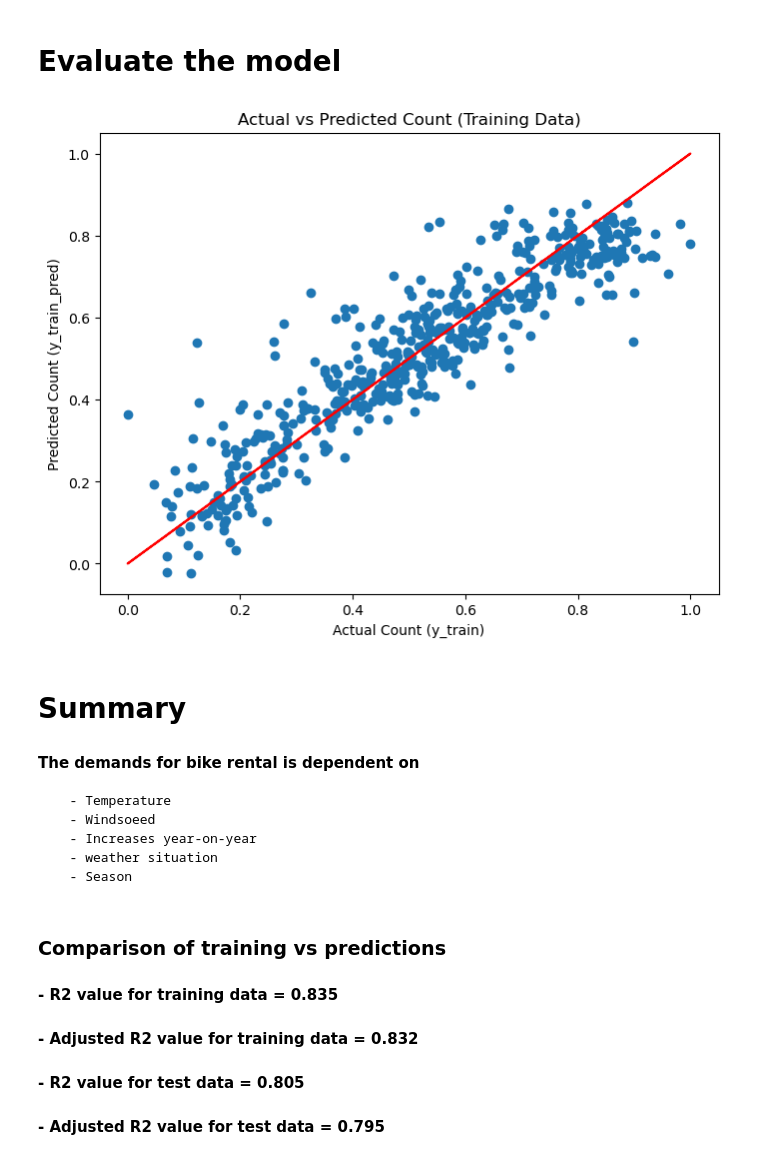
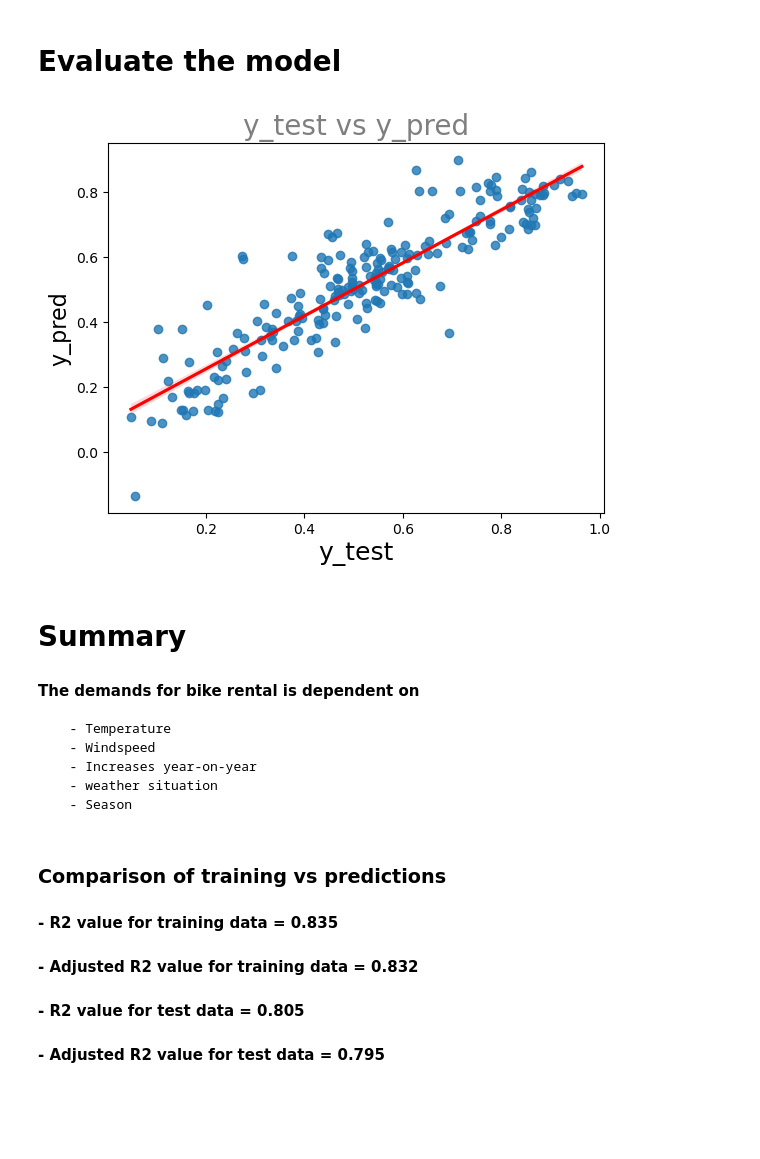
Before and after one commit to neodexter/Upgrad_Bike_Sharing_Balaji, a Jupyter notebook: Bike_Sharing_Balaji.ipynb, the cells around one changed output. Drawn from its saved outputs; the diff is of its cells as text; code cells hidden in the pictures; blank space fills up the shorter version.

```diff
--- a/Bike_Sharing_Balaji.ipynb
+++ b/Bike_Sharing_Balaji.ipynb
@@ -579,22 +579,22 @@ Adjusted R-squared (Test): 0.7949697098277082
 ### - Adjusted R-squared value is closer to the R-squared value
 # %% [markdown]
 # Evaluate the model
-# %%
-# Scatter plot of y_train vs y_pred with regression fit line
-plt.figure(figsize=(8, 6))
-plt.scatter(y_train, y_train_pred)
-plt.plot(y_train, y_train, color='red')
-plt.xlabel("Actual Count (y_train)")
-plt.ylabel("Predicted Count (y_train_pred)")
-plt.title("Actual vs Predicted Count (Training Data)")
-plt.show()
-# %% [output]
-[figure, removed]
+# %%
+# Scatter plot of y_test vs y_pred with regression fit line
+
+plt.figure()
+sns.regplot(x=y_test, y=y_test_pred, ci=68, fit_reg=True, line_kws={"color": "red"})
+plt.title('y_test vs y_pred', fontsize=20, alpha=0.5)
+plt.xlabel('y_test', fontsize=18)
+plt.ylabel('y_pred', fontsize=16)
+plt.show()
+# %% [output]
+[figure, added]
 # %% [markdown]
 # Summary
 #### The demands for bike rental is dependent on
       - Temperature
-      - Windsoeed
+      - Windspeed
       - Increases year-on-year
       - weather situation
       - Season
```
